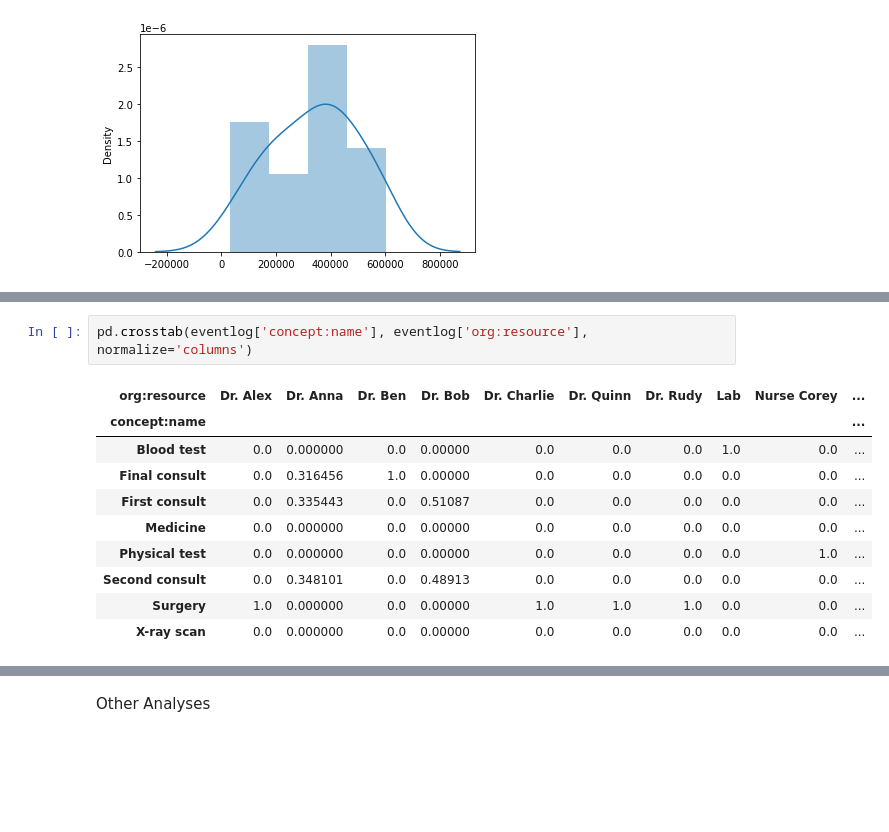
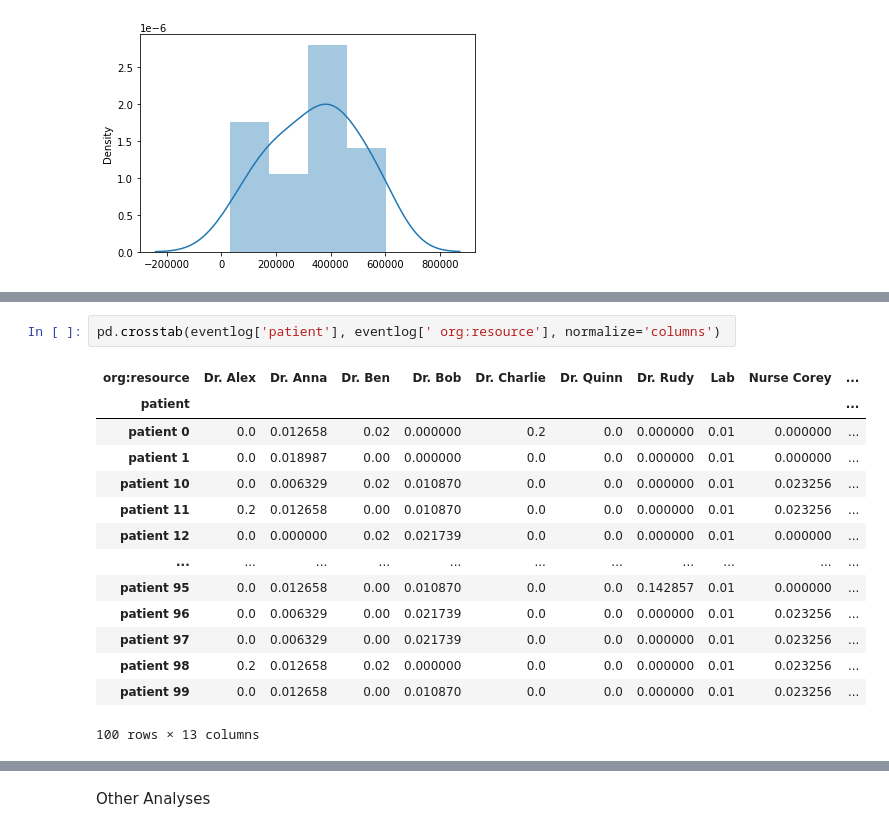
Before and after one commit to kathuman/Python-Experiments, a Jupyter notebook: 220309_Process_Mining2_.ipynb, the cells around one changed output, grey strips where cells are left out. Saved outputs shown, nothing was run; the diff lists cells and outputs as text; blank space fills up the shorter version.

```diff
--- a/220309_Process_Mining2_.ipynb
+++ b/220309_Process_Mining2_.ipynb
@@ -182,14 +203,18 @@ pd.crosstab(eventlog['concept:name'], eventlog['org:resource'])
 # %%
-pd.crosstab(eventlog['concept:name'], eventlog['org:resource'], normalize='columns')
+pd.crosstab(eventlog['patient'], eventlog[' org:resource'], normalize='columns')
 # %% [output]
 | org:resource | Dr. Alex | Dr. Anna | Dr. Ben | Dr. Bob | Dr. Charlie | Dr. Quinn | Dr. Rudy | Lab | Nurse Corey | ... |
-| concept:name |  |  |  |  |  |  |  |  |  | ... |
-| Blood test | 0.0 | 0.000000 | 0.0 | 0.00000 | 0.0 | 0.0 | 0.0 | 1.0 | 0.0 | ... |
-| Final consult | 0.0 | 0.316456 | 1.0 | 0.00000 | 0.0 | 0.0 | 0.0 | 0.0 | 0.0 | ... |
-| First consult | 0.0 | 0.335443 | 0.0 | 0.51087 | 0.0 | 0.0 | 0.0 | 0.0 | 0.0 | ... |
-| Medicine | 0.0 | 0.000000 | 0.0 | 0.00000 | 0.0 | 0.0 | 0.0 | 0.0 | 0.0 | ... |
-| Physical test | 0.0 | 0.000000 | 0.0 | 0.00000 | 0.0 | 0.0 | 0.0 | 0.0 | 1.0 | ... |
-| Second consult | 0.0 | 0.348101 | 0.0 | 0.48913 | 0.0 | 0.0 | 0.0 | 0.0 | 0.0 | ... |
-| Surgery | 1.0 | 0.000000 | 0.0 | 0.00000 | 1.0 | 1.0 | 1.0 | 0.0 | 0.0 | ... |
-| X-ray scan | 0.0 | 0.000000 | 0.0 | 0.00000 | 0.0 | 0.0 | 0.0 | 0.0 | 0.0 | ... |
+| patient |  |  |  |  |  |  |  |  |  | ... |
+| patient 0 | 0.0 | 0.012658 | 0.02 | 0.000000 | 0.2 | 0.0 | 0.000000 | 0.01 | 0.000000 | ... |
+| patient 1 | 0.0 | 0.018987 | 0.00 | 0.000000 | 0.0 | 0.0 | 0.000000 | 0.01 | 0.000000 | ... |
+| patient 10 | 0.0 | 0.006329 | 0.02 | 0.010870 | 0.0 | 0.0 | 0.000000 | 0.01 | 0.023256 | ... |
+| patient 11 | 0.2 | 0.012658 | 0.00 | 0.010870 | 0.0 | 0.0 | 0.000000 | 0.01 | 0.023256 | ... |
+| patient 12 | 0.0 | 0.000000 | 0.02 | 0.021739 | 0.0 | 0.0 | 0.000000 | 0.01 | 0.000000 | ... |
+| ... | ... | ... | ... | ... | ... | ... | ... | ... | ... | ... |
+| patient 95 | 0.0 | 0.012658 | 0.00 | 0.010870 | 0.0 | 0.0 | 0.142857 | 0.01 | 0.000000 | ... |
+| patient 96 | 0.0 | 0.006329 | 0.00 | 0.021739 | 0.0 | 0.0 | 0.000000 | 0.01 | 0.023256 | ... |
+| patient 97 | 0.0 | 0.006329 | 0.00 | 0.021739 | 0.0 | 0.0 | 0.000000 | 0.01 | 0.023256 | ... |
+| patient 98 | 0.2 | 0.012658 | 0.02 | 0.000000 | 0.0 | 0.0 | 0.000000 | 0.01 | 0.023256 | ... |
+| patient 99 | 0.0 | 0.012658 | 0.00 | 0.010870 | 0.0 | 0.0 | 0.000000 | 0.01 | 0.023256 | ... |
+100 rows × 13 columns
 # %%
```
Also changed, not shown: parts of 12 cells of this notebook.
